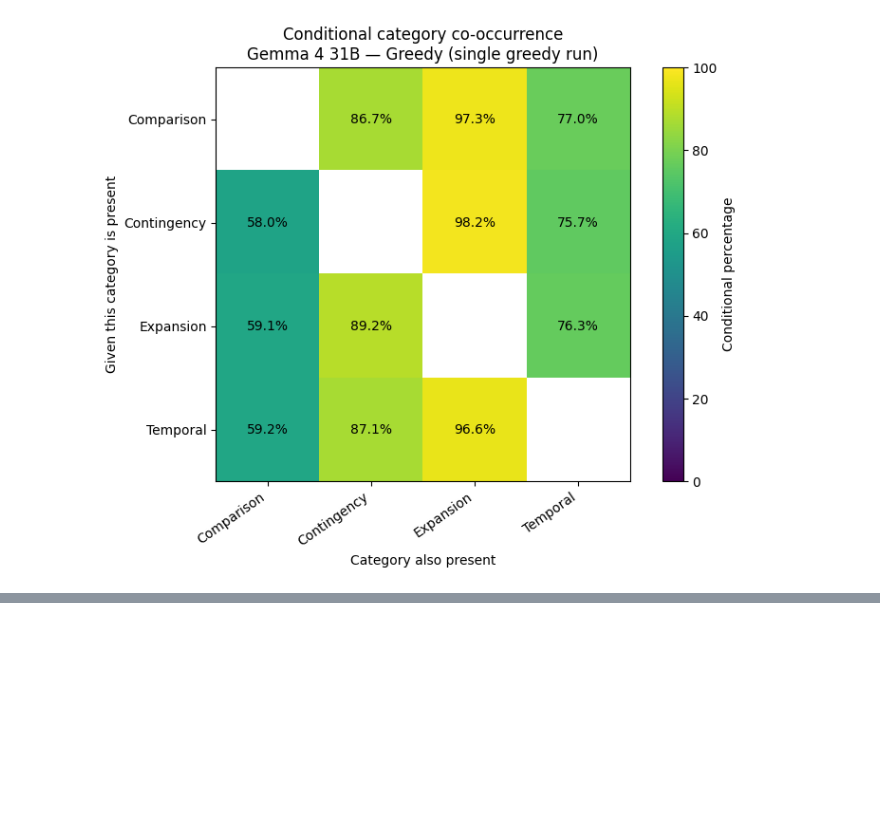
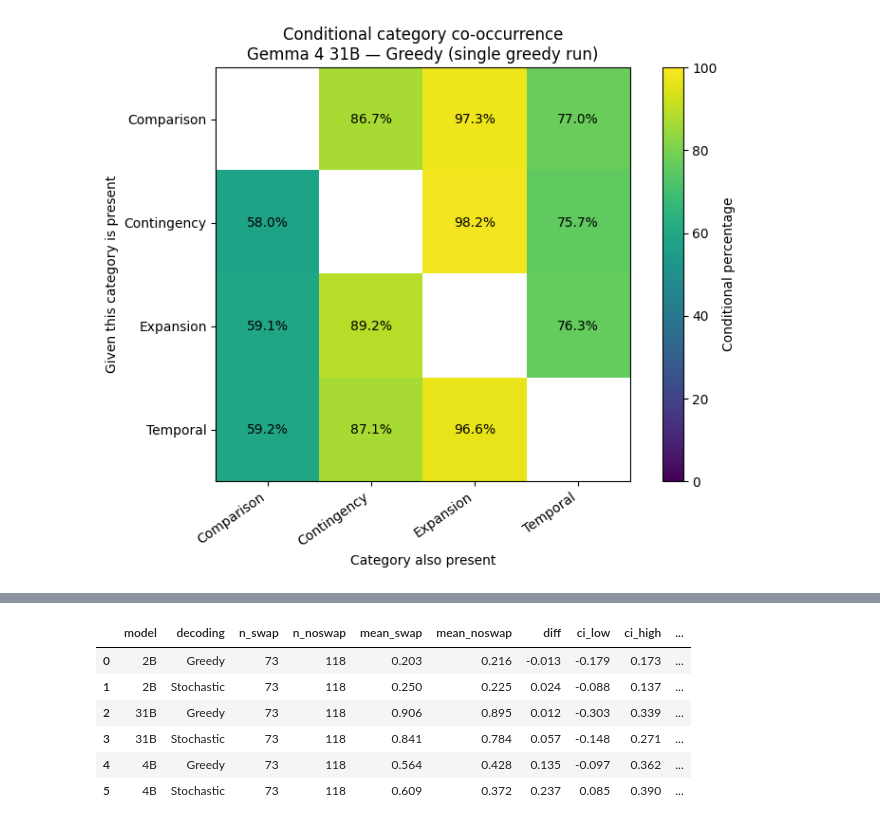
Before and after one commit to abriotto/masters_thesis_sdg, a Jupyter notebook: notebooks/04_justification_analysis/1_dimlex_justification_analysis.ipynb, the cells around one changed output, grey strips where cells are left out. Cells and saved outputs as stored; diff of their text form; code cells hidden in the pictures; blank space fills up the shorter version.

```diff
--- a/notebooks/04_justification_analysis/dimlex_justification_analysis.ipynb
+++ b/notebooks/04_justification_analysis/1_dimlex_justification_analysis.ipynb
@@ -2702,0 +2805,19 @@ for model_name in MODEL_ORDER:
+# %%
+
+# --- EXT 2: normalized category rates (per game, then across games) ---
+def _game_then_mean(df, cols):
+    return df.groupby(["model","decoding_group","game_id"])[cols].mean() \
+             .groupby(["model","decoding_group"]).mean()
+_rate_cols = [f"rate_{c}" for c in CATS]
+norm_rates = _game_then_mean(_J, _rate_cols).round(3)
+print("Markers per 100 words (equal game weighting):"); display(norm_rates)
+
+# 'as' sensitivity: Temporal recomputed excluding 'as'
+_rx_as = _re.compile(r"\bas\b", _re.I)
+_J["n_as"] = _J["justification"].astype(str).str.lower().str.count(r"\bas\b")
+if "Temporal" in CATS and MARKERS.get("as") == "Temporal":
+    _J["rate_Temporal_noas"] = 100 * (_J["n_Temporal"] - _J["n_as"]).clip(lower=0) / _J["n_words"]
+    t = _game_then_mean(_J, ["rate_Temporal", "rate_Temporal_noas"]).round(3)
+    print("Temporal rate with vs without 'as':"); display(t)
+else:
+    print("'as' not assigned to Temporal in this lexicon -- no sensitivity issue.")
@@ -2702,0 +2906,56 @@ for model_name in MODEL_ORDER:
+# %%
+
+# --- EXT 4: bootstrap CIs for the conditioned contrasts ---
+_NB, _ALPHA = 5000, 0.05
+_rng_boot = _np.random.default_rng(0)
+
+def _boot_diff(a, b, n_boot=_NB, alpha=_ALPHA):
+    """95% percentile CI for mean(a) - mean(b); a, b are per-game values."""
+    a, b = _np.asarray(a, float), _np.asarray(b, float)
+    if len(a) < 2 or len(b) < 2:
+        return _np.nan, _np.nan, _np.nan
+    da = a[_rng_boot.integers(0, len(a), (n_boot, len(a)))].mean(1)
+    db = b[_rng_boot.integers(0, len(b), (n_boot, len(b)))].mean(1)
+    d = da - db
+    lo, hi = _np.percentile(d, [100*alpha/2, 100*(1-alpha/2)])
+    return float(a.mean() - b.mean()), float(lo), float(hi)
+
+
+def _contrast_table(value_col, split_col, label_true, label_false):
+    per_game = (_J.groupby(["model", "decoding_group", split_col, "game_id"])[value_col]
+                  .mean().reset_index())
+    rows = []
+    for (mdl, dg), grp in per_game.groupby(["model", "decoding_group"]):
+        a = grp.loc[grp[split_col] == True, value_col].values
+        b = grp.loc[grp[split_col] == False, value_col].values
+        diff, lo, hi = _boot_diff(a, b)
+        rows.append({"model": mdl, "decoding": dg,
+                     f"n_{label_true}": len(a), f"n_{label_false}": len(b),
+                     f"mean_{label_true}": round(float(a.mean()), 3) if len(a) else _np.nan,
+                     f"mean_{label_false}": round(float(b.mean()), 3) if len(b) else _np.nan,
+                     "diff": round(diff, 3), "ci_low": round(lo, 3), "ci_high": round(hi, 3),
+                     "excludes_zero": bool(lo > 0 or hi < 0)})
+    return _pd.DataFrame(rows)
+
+
+_tcol = "rate_Temporal_noas" if "rate_Temporal_noas" in _J.columns else "rate_Temporal"
+temporal_ci = _contrast_table(_tcol, "swap_game", "swap", "noswap")
+print(f"{_tcol}: swap games minus non-swap games (95% bootstrap CI over games):")
+display(temporal_ci)
+
+if "Contingency" in CATS and "is_correct" in _J.columns:
+    _J["_correct"] = _J["is_correct"].astype("boolean")
+    _sub = _J[_J["_correct"].notna()].copy()
+    _sub["_correct"] = _sub["_correct"].astype(bool)
+    _keep, _J_full = _J, _J
+    _J = _sub                      # reuse the helper on the filtered frame
+    contingency_ci = _contrast_table("rate_Contingency", "_correct", "correct", "wrong")
+    _J = _J_full
+    print("rate_Contingency: correct votes minus wrong votes (95% bootstrap CI over games):")
+    display(contingency_ci)
+
+temporal_ci.to_csv(_OUT / "temporal_by_swap_bootstrap_ci.csv", index=False)
+if "Contingency" in CATS and "is_correct" in _J.columns:
+    contingency_ci.to_csv(_OUT / "contingency_by_correctness_bootstrap_ci.csv", index=False)
+print("saved bootstrap CI tables ->", _OUT)
+# %% [output]
@@ -2702,0 +2963,7 @@ for model_name in MODEL_ORDER:
+|  | model | decoding | n_swap | n_noswap | mean_swap | mean_noswap | diff | ci_low | ci_high | ... |
+| 0 | 2B | Greedy | 73 | 118 | 0.203 | 0.216 | -0.013 | -0.179 | 0.173 | ... |
+| 1 | 2B | Stochastic | 73 | 118 | 0.250 | 0.225 | 0.024 | -0.088 | 0.137 | ... |
+| 2 | 31B | Greedy | 73 | 118 | 0.906 | 0.895 | 0.012 | -0.303 | 0.339 | ... |
+| 3 | 31B | Stochastic | 73 | 118 | 0.841 | 0.784 | 0.057 | -0.148 | 0.271 | ... |
+| 4 | 4B | Greedy | 73 | 118 | 0.564 | 0.428 | 0.135 | -0.097 | 0.362 | ... |
+| 5 | 4B | Stochastic | 73 | 118 | 0.609 | 0.372 | 0.237 | 0.085 | 0.390 | ... |
```
Also changed, not shown: parts of 8 cells of this notebook, 54 other files.
